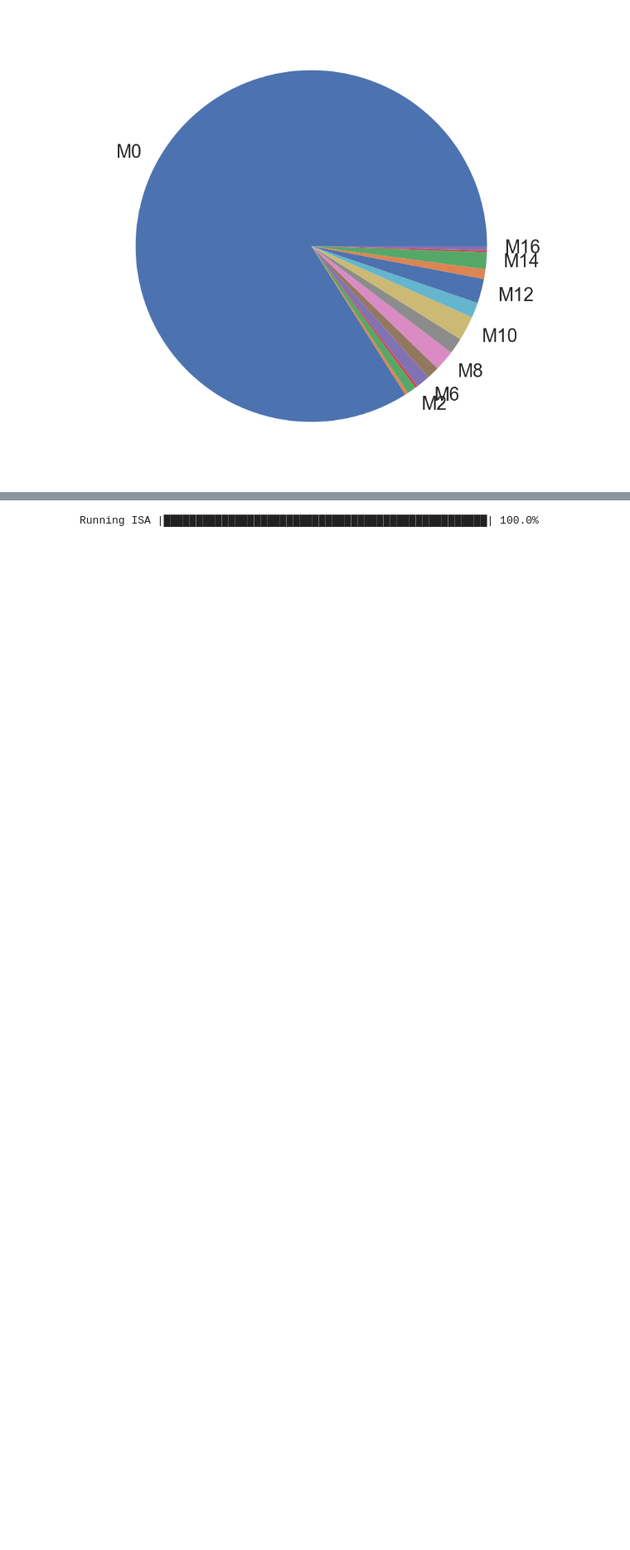
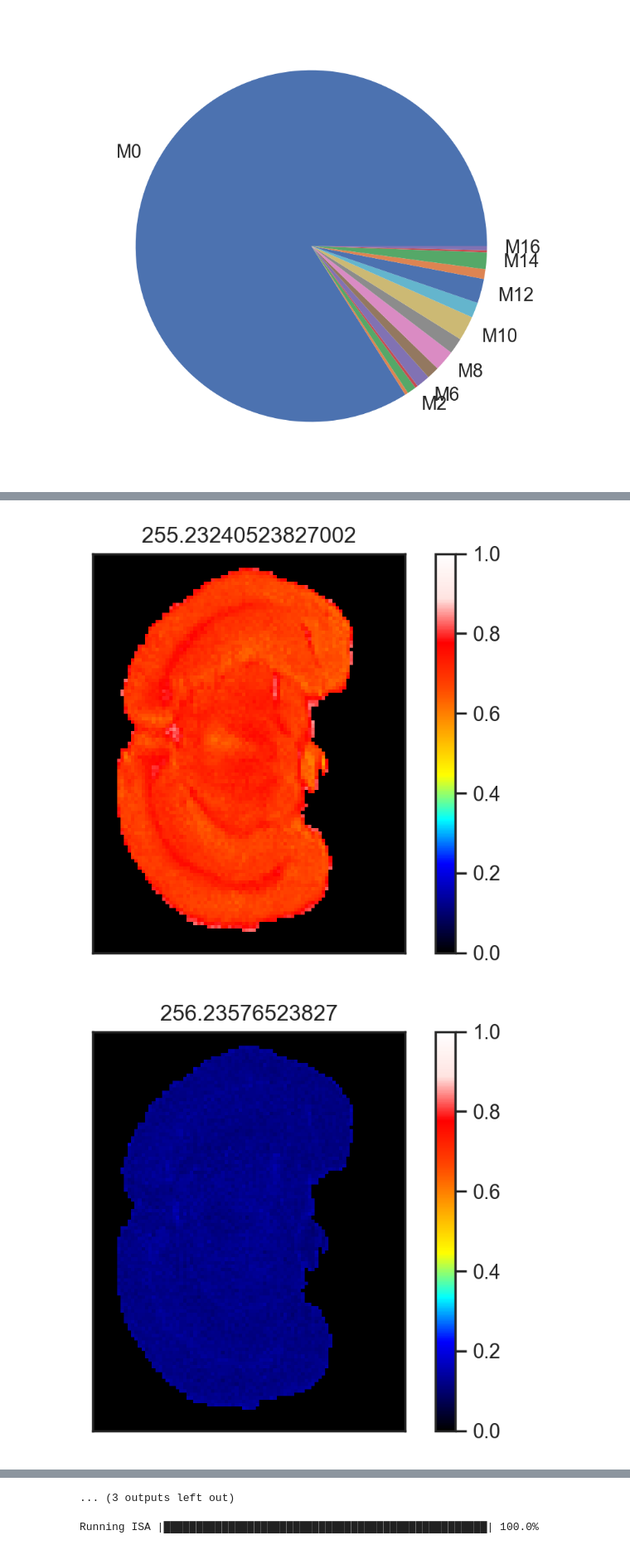
Before and after one commit to e-stan/imaging, a Jupyter notebook: notebooks/Figure4.ipynb, the cells around one changed output, grey strips where cells are left out. Shown at 83% size. Drawn from its saved outputs; the diff is of its cells as text; code cells hidden in the pictures; blank space fills up the shorter version.

```diff
--- a/notebooks/Figure4.ipynb
+++ b/notebooks/Figure4.ipynb
@@ -287,7 +396,7 @@ plt.savefig(datadir + file.replace(".csv","") + "/box2.png")
 [figure]
 [figure]
 # %%
-file = files[0]
+file = files[2]
 print(file)
 m0Mz,mzsOI,numCarbons = SIMSIToolBox.getMzsOfIsotopologues(formula,elementOfInterest="C")
 msi = SIMSIToolBox.MSIData(mzsOI,ppm=ppmThresh,numCores = num_cores,intensityCutoff=0)
@@ -303,3 +412,30 @@ msi.from_pandas(df,polarity)
 # %%
 msi.data_tensor[4] = np.zeros(msi.data_tensor[4].shape)
 msi.data_tensor[5] = np.zeros(msi.data_tensor[5].shape)
+# %%
+#calculation labeling pattern images and save result
+goodInds = [x for x in range(len(msi.data_tensor)) if x not in [4,5]]
+
+iso_tensor = SIMSIToolBox.normalizeTensor(msi.data_tensor[goodInds])
+counter = 0
+maxLabeling = [0.1 for _ in range(len(goodInds))]
+maxLabeling[0] = 1.0
+maxLabeling[1] = 1.0
+for mz,image in zip(np.array(msi.targets)[goodInds],iso_tensor):
+    plt.figure()
+    SIMSIToolBox.showImage(image,cmap=colormap)
+    plt.title(mz)
+
+    plt.clim(0,maxLabeling[counter])
+    norm = plt.Normalize(vmin=0, vmax=maxLabeling[counter])
+    norm = colormap(norm(image))
+    for row in range(norm.shape[0]):
+        for col in range(norm.shape[1]):
+            if msi.imageBoundary[row,col] < .5:
+                norm[row,col,3] = 0
+    plt.imsave(datadir + file.replace(".csv","") + "/M" + str(goodInds[counter]) + ".png",norm)#,cmap=colormap)
+    counter += 1
+    plt.savefig(datadir + file.replace(".csv","") + "/iso_with_colorbar.png")
+# %% [output]
+[figure, added]
+[figure, added]
@@ -306,3 +452,4 @@ msi.data_tensor[5] = np.zeros(msi.data_tensor[5].shape)
+... (3 outputs left out)
 # %%
 if __name__ == "__main__":
     fluxImageG,fluxImageD,fluxImageT0,fluxImageT1,fluxImageT2,T_founds,P_trues,P_preds,numFounds,errs,errors = msi.runISA()
```
Also changed, not shown: parts of 9 cells of this notebook, 1 other file.
